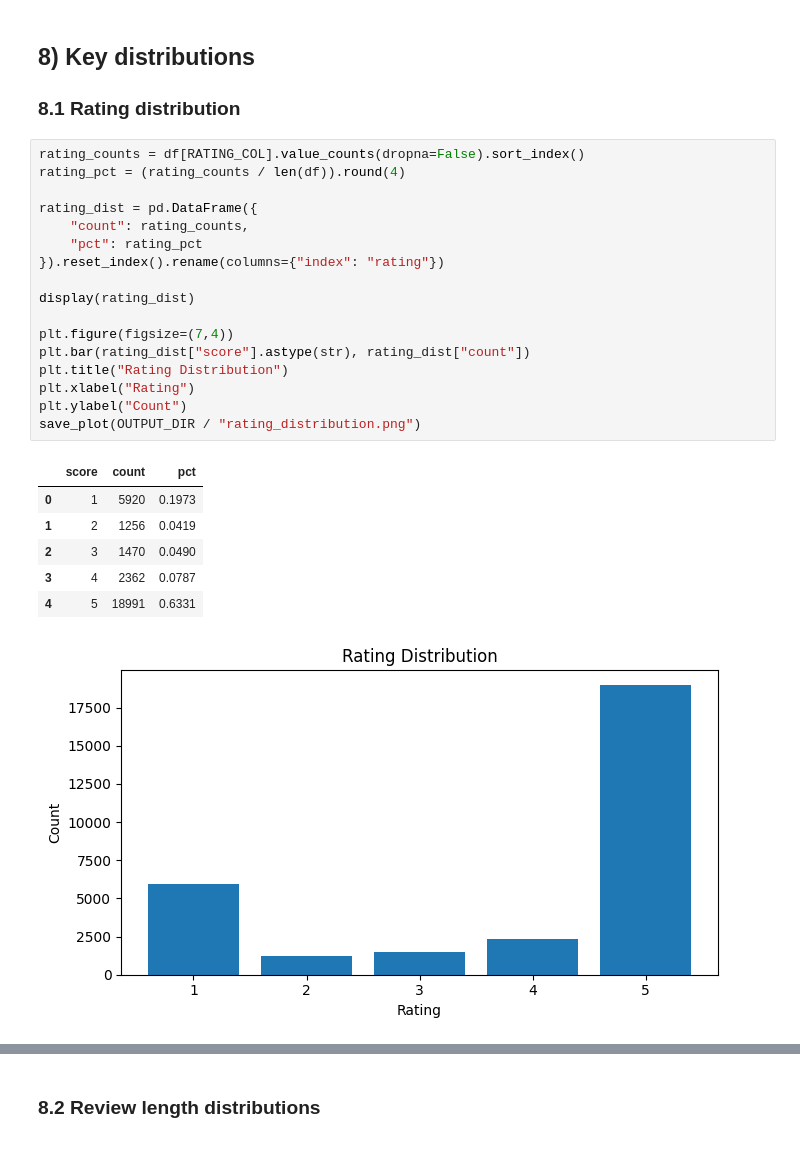
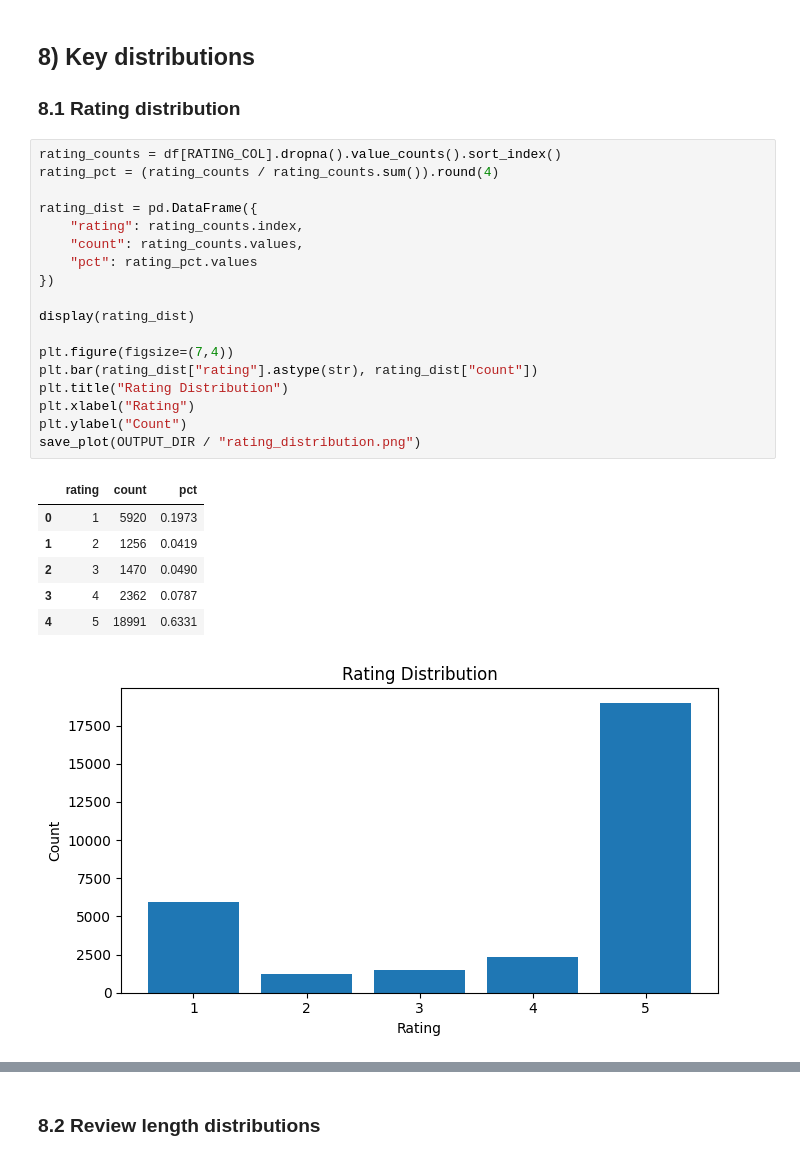
Before and after one commit to DaivdWang/Google-Play-app-review-analysis, a Jupyter notebook: notebooks/google_play_eda.ipynb, the cells around one changed output, grey strips where cells are left out. Drawn from its saved outputs; the diff is of its cells as text.

```diff
--- a/notebooks/google_play_eda.ipynb
+++ b/notebooks/google_play_eda.ipynb
@@ -277,24 +277,25 @@ overview
 ## 8) Key distributions
 ### 8.1 Rating distribution
 # %%
-rating_counts = df[RATING_COL].value_counts(dropna=False).sort_index()
-rating_pct = (rating_counts / len(df)).round(4)
+rating_counts = df[RATING_COL].dropna().value_counts().sort_index()
+rating_pct = (rating_counts / rating_counts.sum()).round(4)
 
 rating_dist = pd.DataFrame({
-    "count": rating_counts,
-    "pct": rating_pct
-}).reset_index().rename(columns={"index": "rating"})
+    "rating": rating_counts.index,
+    "count": rating_counts.values,
+    "pct": rating_pct.values
+})
 
 display(rating_dist)
 
 plt.figure(figsize=(7,4))
-plt.bar(rating_dist["score"].astype(str), rating_dist["count"])
+plt.bar(rating_dist["rating"].astype(str), rating_dist["count"])
 plt.title("Rating Distribution")
 plt.xlabel("Rating")
 plt.ylabel("Count")
 save_plot(OUTPUT_DIR / "rating_distribution.png")
 # %% [output]
-|  | score | count | pct |
+|  | rating | count | pct |
 | 0 | 1 | 5920 | 0.1973 |
 | 1 | 2 | 1256 | 0.0419 |
 | 2 | 3 | 1470 | 0.0490 |
```
Also changed, not shown: parts of 7 cells of this notebook.
